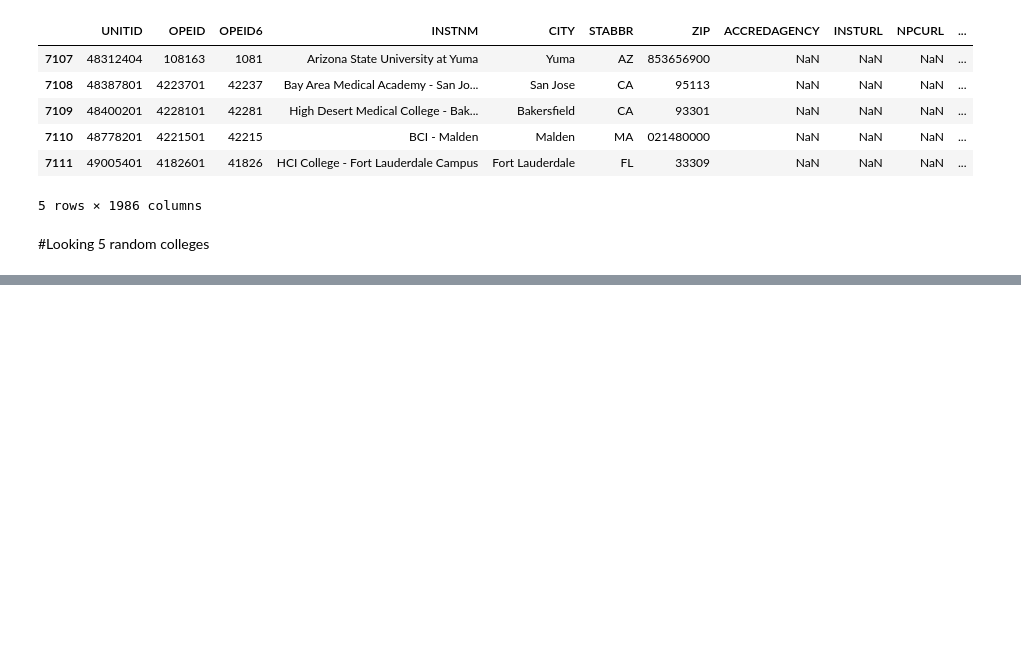
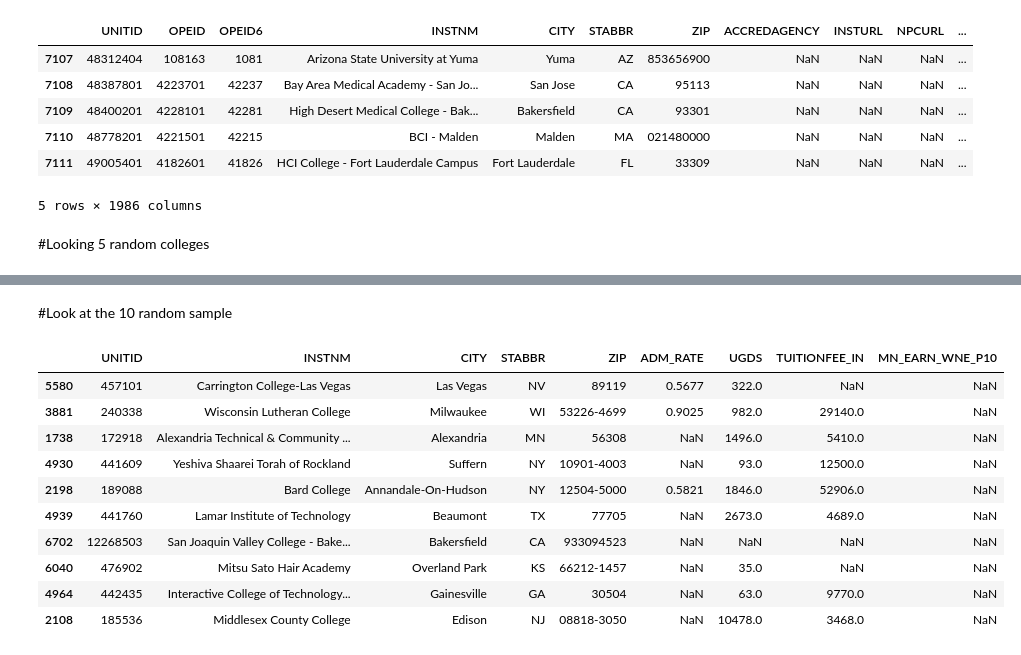
Before and after one commit to Zarak00/Data690_fall2022, a Jupyter notebook: assignment_04/assignment_04.ipynb, the cells around one changed output, grey strips where cells are left out. Drawn from its saved outputs; the diff is of its cells as text; code cells hidden in the pictures; blank space fills up the shorter version.

```diff
--- a/assignment_04/assignment_04.ipynb
+++ b/assignment_04/assignment_04.ipynb
@@ -115,0 +139,16 @@ prof.to_file(output_file='output.html')
+# %% [markdown]
+#Look at the 10 random sample
+# %%
+small_df.sample(10)
+# %% [output]
+|  | UNITID | INSTNM | CITY | STABBR | ZIP | ADM_RATE | UGDS | TUITIONFEE_IN | MN_EARN_WNE_P10 |
+| 5580 | 457101 | Carrington College-Las Vegas | Las Vegas | NV | 89119 | 0.5677 | 322.0 | NaN | NaN |
+| 3881 | 240338 | Wisconsin Lutheran College | Milwaukee | WI | 53226-4699 | 0.9025 | 982.0 | 29140.0 | NaN |
+| 1738 | 172918 | Alexandria Technical & Community ... | Alexandria | MN | 56308 | NaN | 1496.0 | 5410.0 | NaN |
+| 4930 | 441609 | Yeshiva Shaarei Torah of Rockland | Suffern | NY | 10901-4003 | NaN | 93.0 | 12500.0 | NaN |
+| 2198 | 189088 | Bard College | Annandale-On-Hudson | NY | 12504-5000 | 0.5821 | 1846.0 | 52906.0 | NaN |
+| 4939 | 441760 | Lamar Institute of Technology | Beaumont | TX | 77705 | NaN | 2673.0 | 4689.0 | NaN |
+| 6702 | 12268503 | San Joaquin Valley College - Bake... | Bakersfield | CA | 933094523 | NaN | NaN | NaN | NaN |
+| 6040 | 476902 | Mitsu Sato Hair Academy | Overland Park | KS | 66212-1457 | NaN | 35.0 | NaN | NaN |
+| 4964 | 442435 | Interactive College of Technology... | Gainesville | GA | 30504 | NaN | 63.0 | 9770.0 | NaN |
+| 2108 | 185536 | Middlesex County College | Edison | NJ | 08818-3050 | NaN | 10478.0 | 3468.0 | NaN |
```
Also changed, not shown: parts of 25 cells of this notebook.
